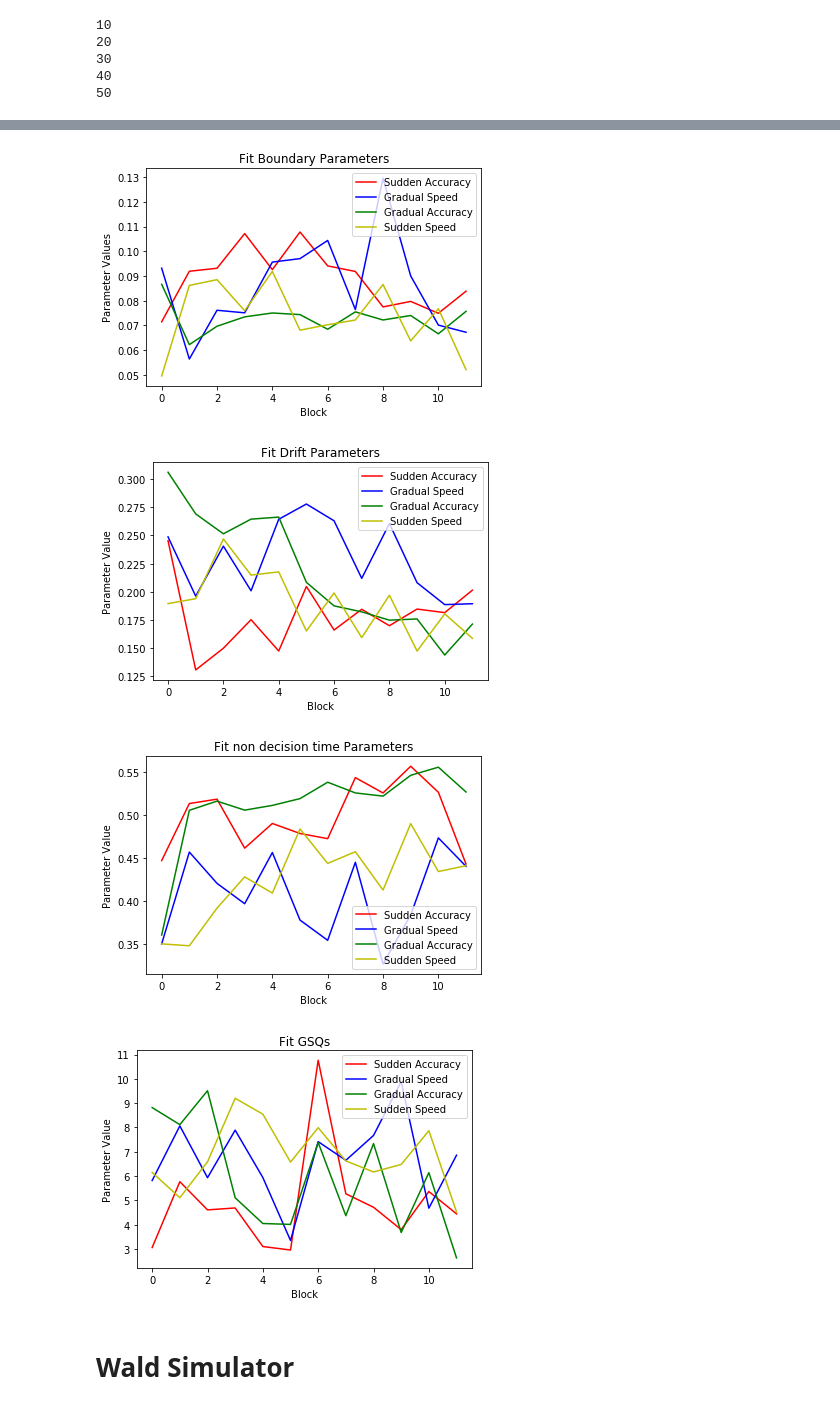
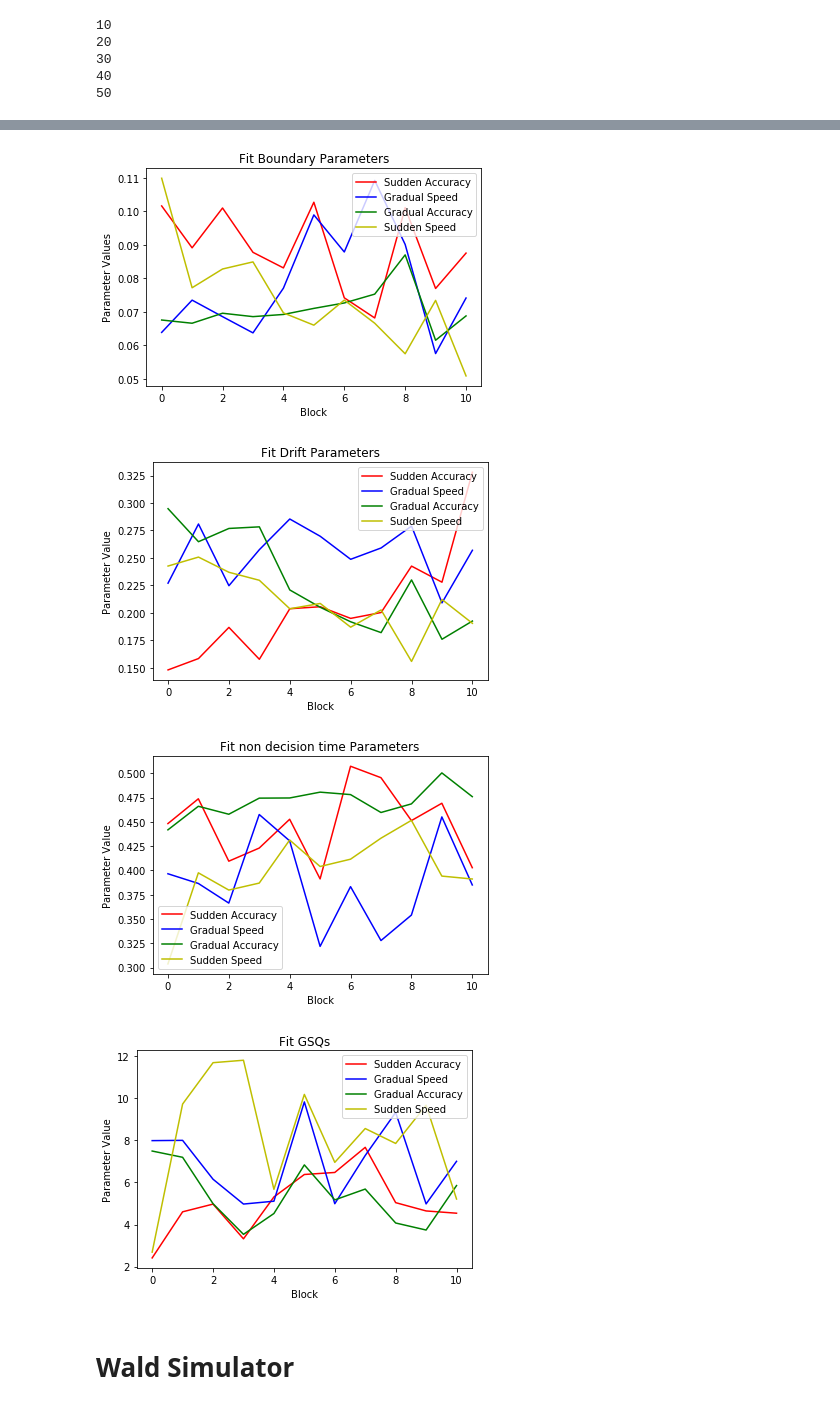
Before and after one commit to tejas-savalia/Lab-Codes, a Jupyter notebook: Psychtoolbox/Visuomotor_Adaptation_Tablet/python_scripts/DDM.ipynb, the cells around one changed output, grey strips where cells are left out. Cells and saved outputs as stored; diff of their text form; code cells hidden in the pictures.

Commit message:
DDM on partial movement times

```diff
--- a/Psychtoolbox/Visuomotor_Adaptation_Tablet/python_scripts/DDM.ipynb
+++ b/Psychtoolbox/Visuomotor_Adaptation_Tablet/python_scripts/DDM.ipynb
@@ -120,17 +120,17 @@ def get_exp_freq(areas, data):
     #print(len(data))
     return areas*len(data)
 # %%
-def get_wald_areas(par, quantiles):
-    a, v, ter = par[0], par[1], par[2]
+#def get_wald_areas(par, quantiles):
+#    a, v, ter = par[0], par[1], par[2]
     #data = data - ter
 #    quantiles = np.quantile(data, [0.1, 0.3, 0.5, 0.7, 0.9])
 #    quantiles = average_quantiles[block]
-    quantiles = quantiles - ter
-    cuts = np.append(np.insert(quantiles, 0, 0.000001), np.inf)
-    areas = list()
-    for i in range(len(cuts) - 1):
-        areas.append(wald_cumm_density(cuts[i+1], a, v) - wald_cumm_density(cuts[i], a, v))
-    return np.array(areas)
+#    quantiles = quantiles - ter
+#    cuts = np.append(np.insert(quantiles, 0, 0.000001), np.inf)
+#    areas = list()
+#    for i in range(len(cuts) - 1):
+#        areas.append(wald_cumm_density(cuts[i+1], a, v) - wald_cumm_density(cuts[i], a, v))
+#    return np.array(areas)
 # %%
 def get_gsq(par, data, observed_freq):
     #print (data)
@@ -438,8 +438,8 @@ initiation_times = get_initiation_times(0.05)
 40
 50
 # %%
-total_time = its + initiation_times
-fit_a, fit_v, fit_ter, fit_gsq, optim_fail = run_fits([0.1, 0.1, 0], total_time)
+total_time = its
+fit_a, fit_v, fit_ter, fit_gsq, optim_fail = run_fits([0.1, 0.1, 0.1], total_time)
 # %% [output]
 0
 1
@@ -478,10 +466,10 @@ fit_a, fit_v, fit_ter, fit_gsq, optim_fail = run_fits([0.1, 0.1, 0], total_time)
 # %%
-plot_all(fit_a, fit_v, fit_ter, fit_gsq, optim_fail)
+plot_all(fit_a[:, 1:], fit_v[:, 1:], fit_ter[:, 1:], fit_gsq[:, 1:], optim_fail)
 # %% [output]
-[figure, old version]
+[figure, new version]
-[figure, old version]
+[figure, new version]
-[figure, old version]
+[figure, new version]
-[figure, old version]
+[figure, new version]
 # %% [markdown]
 # Wald Simulator
 # %%
```
Also changed, not shown: parts of 3 cells of this notebook, 1 other file.
